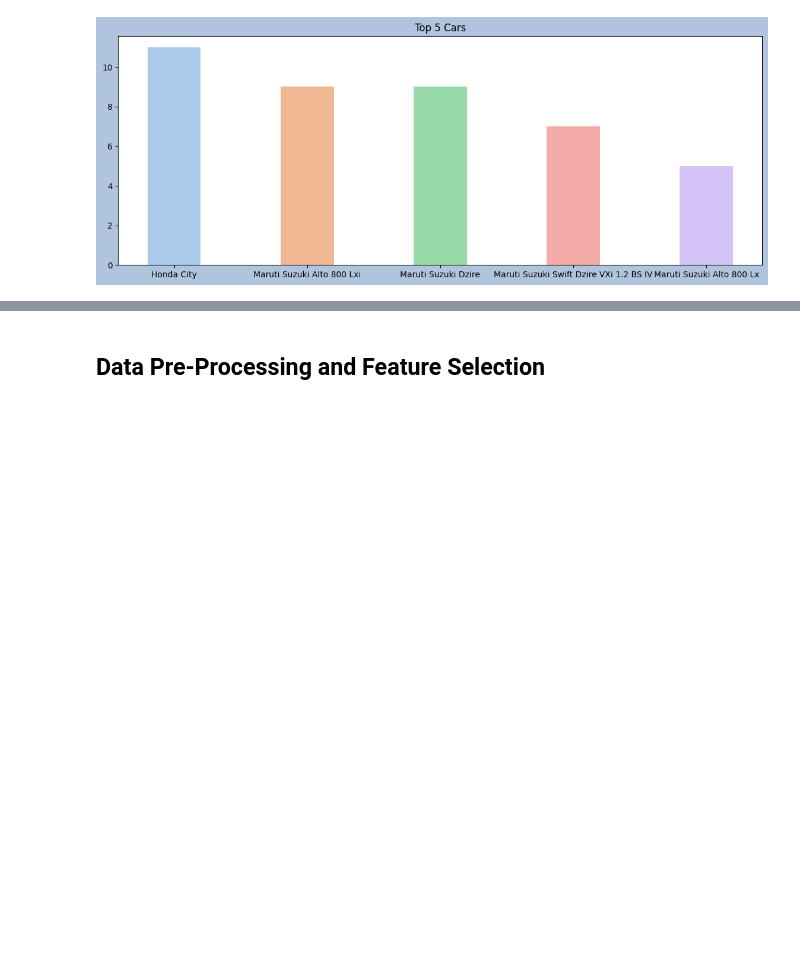
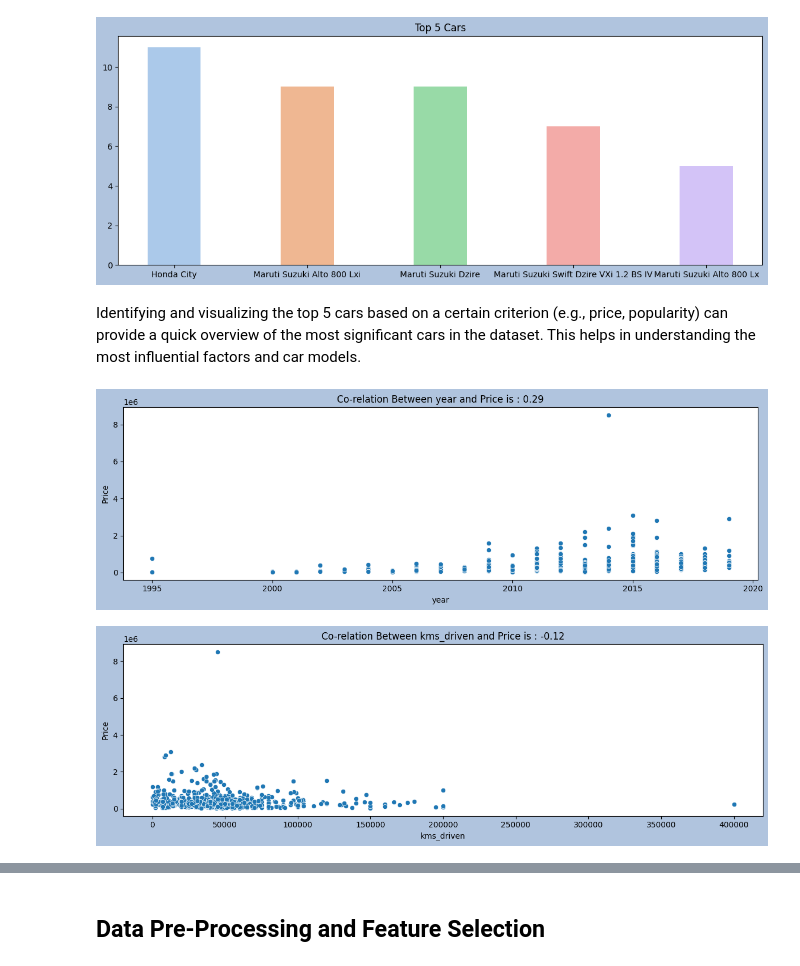
Before and after one commit to hmarathe420/Car_Price_Prediction, a Jupyter notebook: Car_Price_Prediction.ipynb, the cells around one changed output, grey strips where cells are left out. Drawn from its saved outputs; the diff is of its cells as text; code cells hidden in the pictures; blank space fills up the shorter version.

```diff
--- a/Car_Price_Prediction.ipynb
+++ b/Car_Price_Prediction.ipynb
@@ -267,3 +315,18 @@ plt.plot()
 plt.show()
 # %% [output]
 [figure]
+# %% [markdown]
+Identifying and visualizing the top 5 cars based on a certain criterion (e.g., price, popularity) can provide a quick overview of the most significant cars in the dataset. This helps in understanding the most influential factors and car models.
+# %%
+# ploting the scatterplot for checking the co-relation with target variable
+for col in ['year','kms_driven']:
+  plt.rcParams['figure.autolayout'] == True
+  plt.figure( figsize = (12,4),facecolor = 'lightsteelblue')
+  sns.scatterplot(x = df[col], y = df['Price'])
+  accuracy = round(np.corrcoef(df[col],df['Price'])[0][1],2)
+  plt.title(f"Co-relation Between {col} and Price is : {accuracy}")
+  plt.tight_layout()
+plt.show()
+# %% [output]
+[figure, added]
+[figure, added]
```
Also changed, not shown: parts of 53 cells of this notebook.
